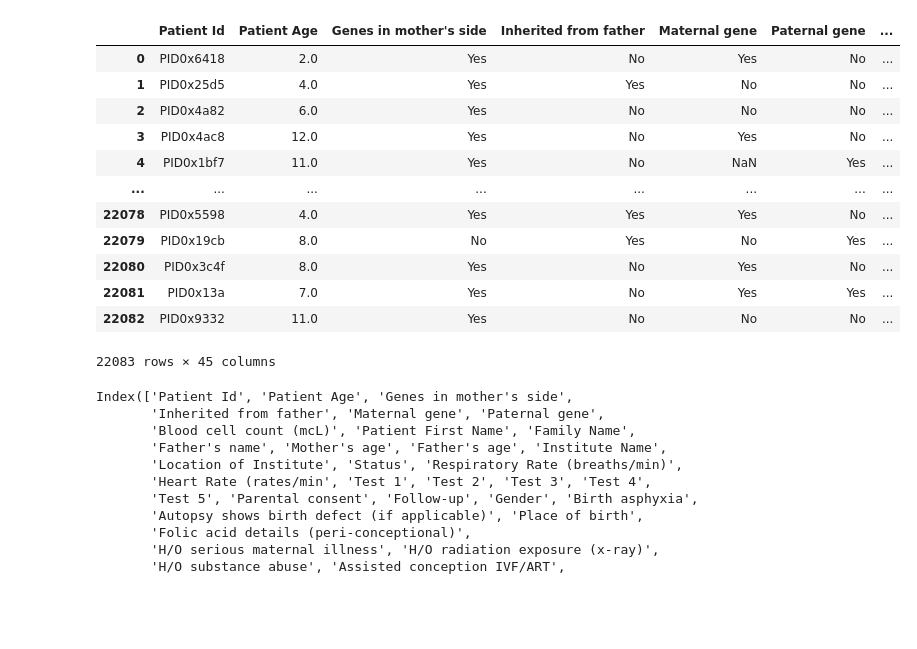
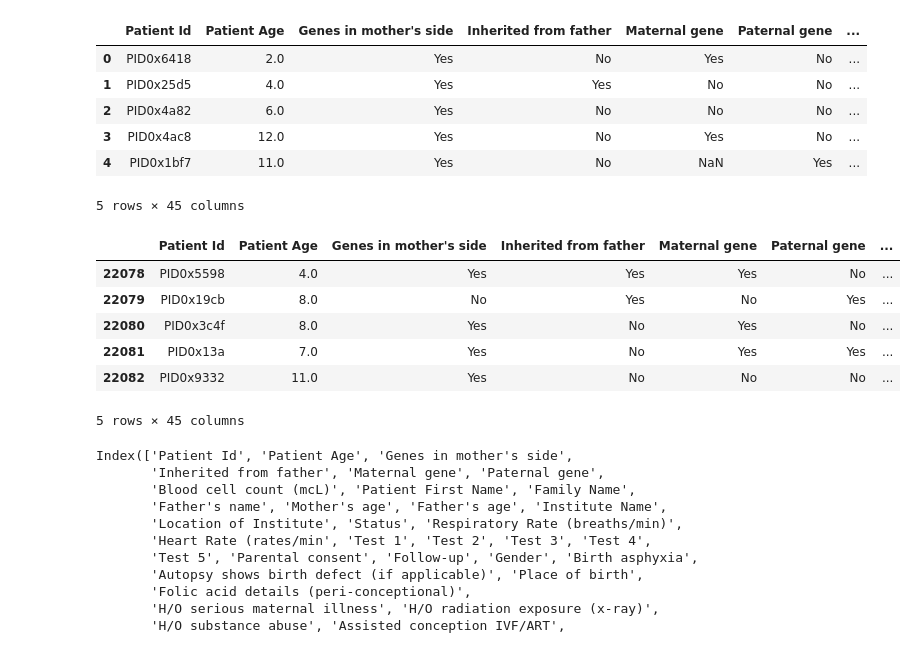
Before and after one commit to DavidHuang0621/Genomes-GeneticDisorders, a Jupyter notebook: EDA.ipynb, the cells around one changed output. Drawn from its saved outputs; the diff is of its cells as text; code cells hidden in the pictures; blank space fills up the shorter version.

```diff
--- a/EDA.ipynb
+++ b/EDA.ipynb
@@ -11,19 +12,23 @@ df = Genetics_dataset.copy()
 # %%
-df
+df.head()
 # %% [output]
 |  | Patient Id | Patient Age | Genes in mother's side | Inherited from father | Maternal gene | Paternal gene | ... |
 | 0 | PID0x6418 | 2.0 | Yes | No | Yes | No | ... |
 | 1 | PID0x25d5 | 4.0 | Yes | Yes | No | No | ... |
 | 2 | PID0x4a82 | 6.0 | Yes | No | No | No | ... |
 | 3 | PID0x4ac8 | 12.0 | Yes | No | Yes | No | ... |
 | 4 | PID0x1bf7 | 11.0 | Yes | No | NaN | Yes | ... |
-| ... | ... | ... | ... | ... | ... | ... | ... |
-| 22078 | PID0x5598 | 4.0 | Yes | Yes | Yes | No | ... |
-| 22079 | PID0x19cb | 8.0 | No | Yes | No | Yes | ... |
-| 22080 | PID0x3c4f | 8.0 | Yes | No | Yes | No | ... |
-| 22081 | PID0x13a | 7.0 | Yes | No | Yes | Yes | ... |
-| 22082 | PID0x9332 | 11.0 | Yes | No | No | No | ... |
-22083 rows × 45 columns
+5 rows × 45 columns
+# %%
+df.tail()
+# %% [output]
+|  | Patient Id | Patient Age | Genes in mother's side | Inherited from father | Maternal gene | Paternal gene | ... |
+| 22078 | PID0x5598 | 4.0 | Yes | Yes | Yes | No | ... |
+| 22079 | PID0x19cb | 8.0 | No | Yes | No | Yes | ... |
+| 22080 | PID0x3c4f | 8.0 | Yes | No | Yes | No | ... |
+| 22081 | PID0x13a | 7.0 | Yes | No | Yes | Yes | ... |
+| 22082 | PID0x9332 | 11.0 | Yes | No | No | No | ... |
+5 rows × 45 columns
 # %%
 df.columns
 # %% [output]
```
Also changed, not shown: parts of 26 cells of this notebook.
